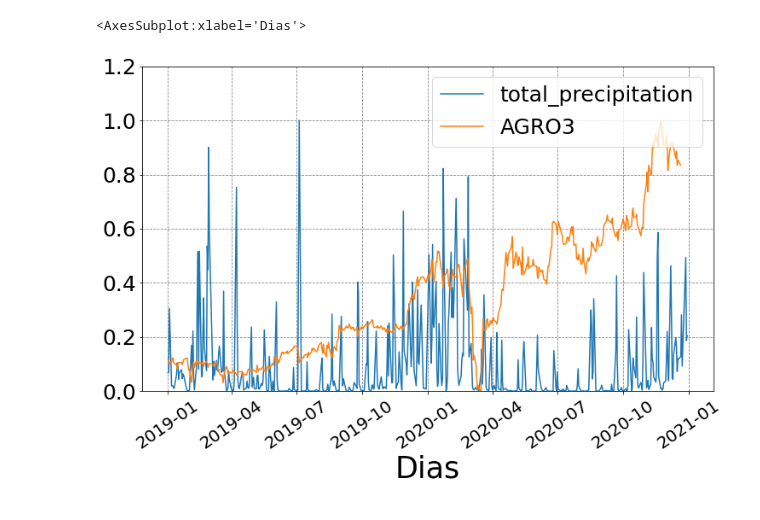
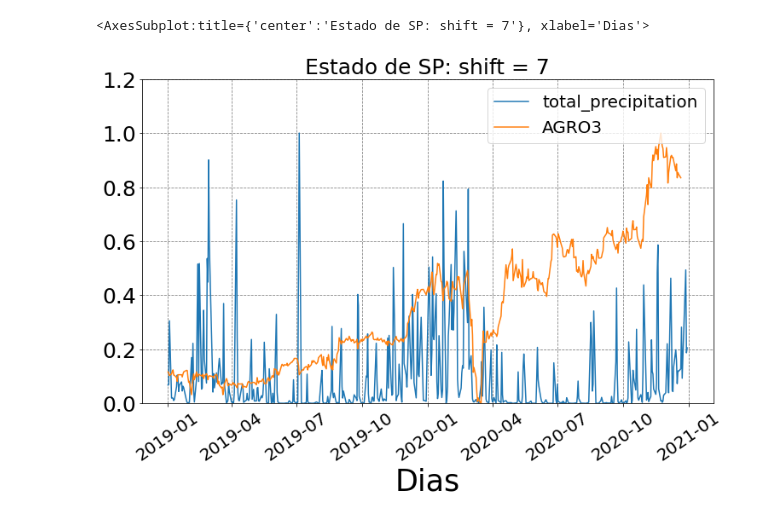
Before and after one commit to sanchoassp/Clima_Agro, a Jupyter notebook: Clima_Agro.ipynb, the cells around one changed output. Drawn from its saved outputs; the diff is of its cells as text; code cells hidden in the pictures.

```diff
--- a/Clima_Agro.ipynb
+++ b/Clima_Agro.ipynb
@@ -21,12 +21,11 @@ import seaborn           as sns
 class agro:
 
     def __init__(self, tickers: "list of tickers", init_date: "initial date",
-                 end_date: "end date", freq_time: str, index: int, climate_var: str,
+                 end_date: "end date", index: int, climate_var: str,
                  state: str, shift: int):
         # Inicialmente passo as variáveis para uma self.
         self.tickers = tickers # lista com os nomes das ações
         self.init_date = init_date
-        self.freq_time = freq_time
         self.end_date = end_date
         self.index = index # índice que será usado
         self.climate_var = climate_var
@@ -64,7 +63,7 @@ class agro:
             cod.append([value for key, value in names.items() if key == i][0])
 
         url = ('https://stocks.tradersclub.com.br/stockschart/v1/history_quotes?stock='
-               + str(cod[0]) +'&group='+ self.freq_time +
+               + str(cod[0]) +'&group='+ '1d' +
                '&start='+ self.init_date + '&end=' + self.end_date)
 
         # credenciais de acesso a API
@@ -101,10 +100,12 @@ class agro:
         #plt.figure(figsize=(12,7))
         f, ax = plt.subplots(figsize=(12,7))
         ax.plot(full.time, full[self.climate_var], full.time, full[self.tickers[0]])
+        plt.title('Estado de ' + self.state + ':' + ' shift = ' + str(self.shift), fontsize = 25)
         plt.xlabel('Dias', fontsize = 35)
         plt.xticks(fontsize = 20, rotation=35)
         plt.yticks(fontsize = 25)
-        plt.legend([self.climate_var, self.tickers[0]], loc = 'upper right', fontsize=25)
+        str_shift = 'shift = ' + str(self.shift)
+        plt.legend([self.climate_var, self.tickers[0], str_shift], loc = 'upper right', fontsize=20)
         plt.grid(color='gray', linestyle='--')
         plt.ylim(0, 1.2)
 
@@ -112,18 +113,14 @@ class agro:
 # %%
 apiagro = agro(tickers = ['AGRO3'], # AGXY3, AGRO3, SOJA3, BRFS3, JBSS3
                      init_date = '2019-01-01', # '%Y-%m-%d'
                      end_date = '2020-12-31', # '%Y-%m-%d'
-                     freq_time = '1d', # 1m, 5m, 15m, 30m, 1h, 1d, 1w, 30d
                      index = 'Close',
                      shift = 7,
                      climate_var = 'total_precipitation',
-                     #'max_temperature_2m', 'min_temperature_2m', 'temperature_2m', 'humidity', 'surface_pressure',
-                     #'total_precipitation', 'u_component_of_wind_10m',
-                     #'v_component_of_wind_10m'
                      state = 'SP'
-         ) # Low, High, Open e Close
+         )
 
 apiagro.plot_agro()
 # %% [output]
-<AxesSubplot:xlabel='Dias'>
+<AxesSubplot:title={'center':'Estado de SP: shift = 7'}, xlabel='Dias'>
-[figure, old version]
+[figure, new version]
```
Also changed, not shown: parts of 5 cells of this notebook.
